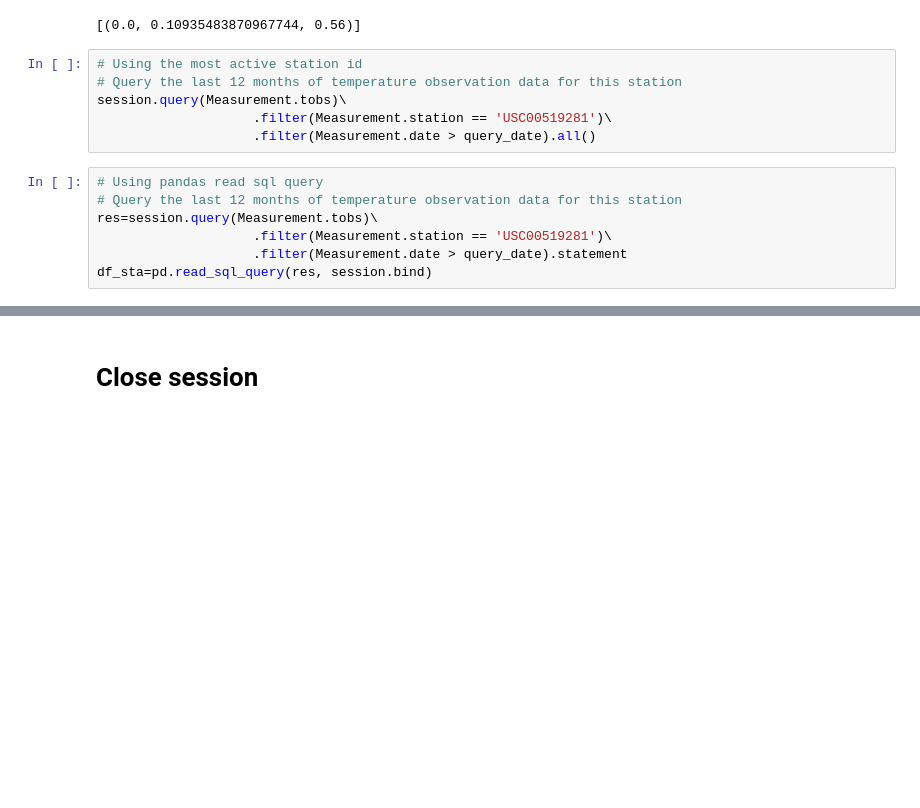
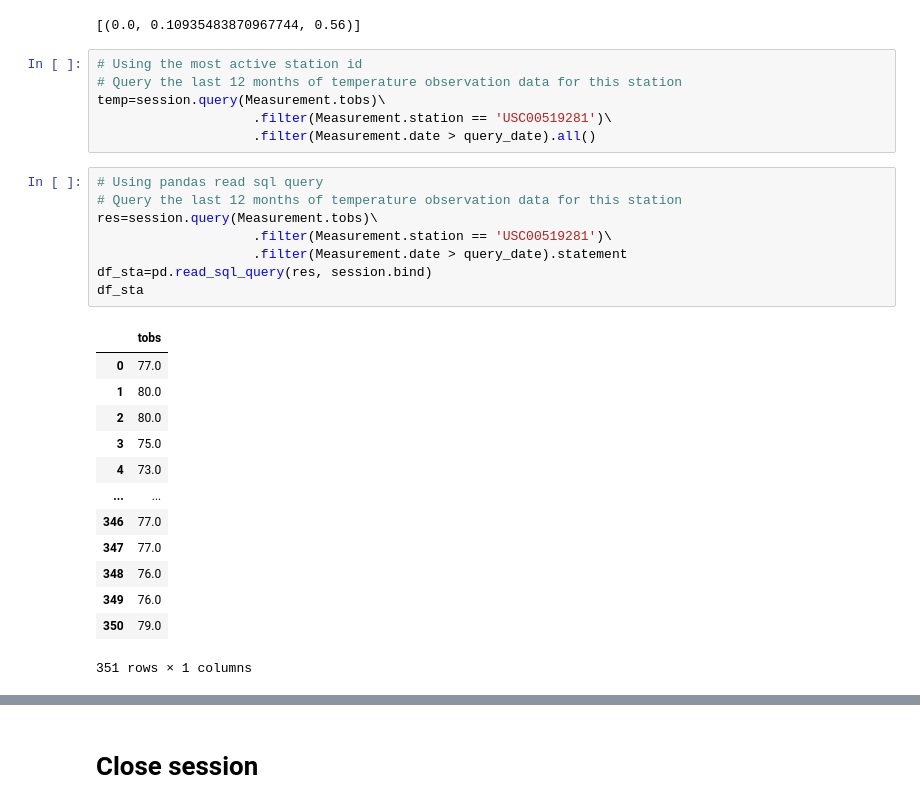
Before and after one commit to pandeysudip/Climate-Data-With-Sqlalchemy, a Jupyter notebook: climate.ipynb, the cells around one changed output, grey strips where cells are left out. Cells and saved outputs as stored; diff of their text form; blank space fills up the shorter version.

```diff
--- a/climate.ipynb
+++ b/climate.ipynb
@@ -296,16 +255,31 @@ results
 # %%
 # Using the most active station id
 # Query the last 12 months of temperature observation data for this station
-session.query(Measurement.tobs)\
+temp=session.query(Measurement.tobs)\
                     .filter(Measurement.station == 'USC00519281')\
                     .filter(Measurement.date > query_date).all()
 # %%
 # Using pandas read sql query
 # Query the last 12 months of temperature observation data for this station
 res=session.query(Measurement.tobs)\
                     .filter(Measurement.station == 'USC00519281')\
                     .filter(Measurement.date > query_date).statement
 df_sta=pd.read_sql_query(res, session.bind)
+df_sta
+# %% [output]
+|  | tobs |
+| 0 | 77.0 |
+| 1 | 80.0 |
+| 2 | 80.0 |
+| 3 | 75.0 |
+| 4 | 73.0 |
+| ... | ... |
+| 346 | 77.0 |
+| 347 | 77.0 |
+| 348 | 76.0 |
+| 349 | 76.0 |
+| 350 | 79.0 |
+351 rows × 1 columns
 # %%
 #plotting using matplotlib to plot the results as a histogram
 fig, ax=plt.subplots(figsize=(12,12))
```
Also changed, not shown: parts of 8 cells of this notebook, 1 other file.
